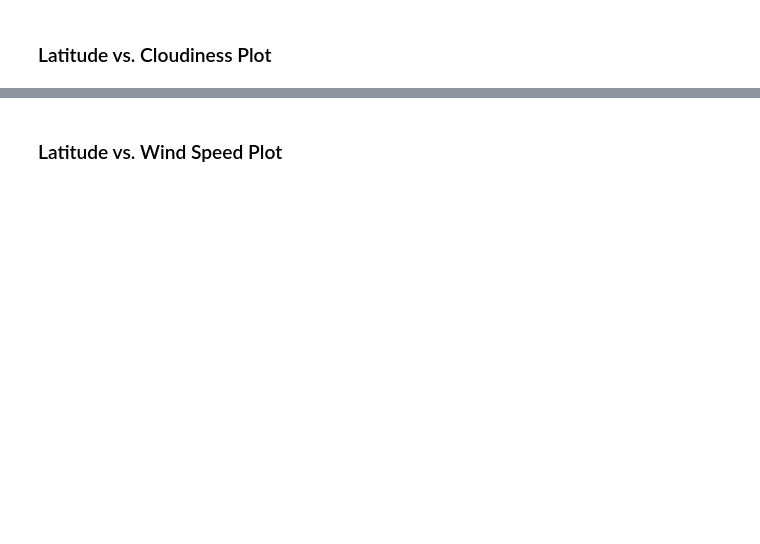
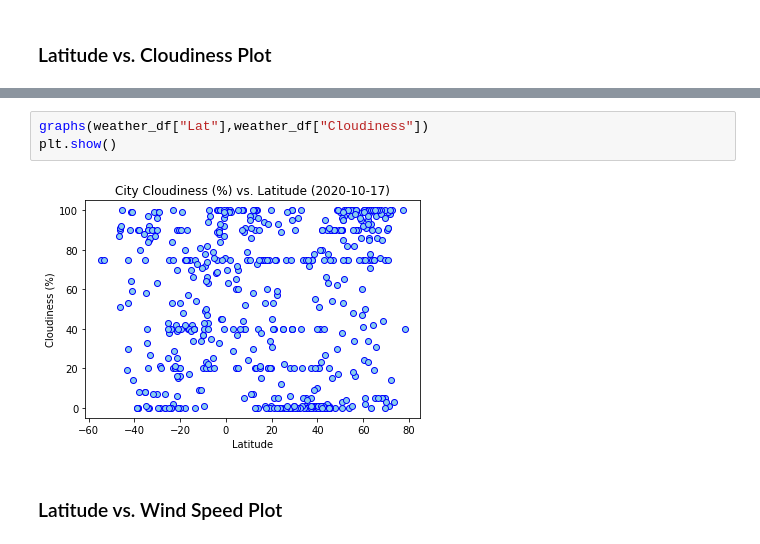
Before and after one commit to emcfarland/python-api-challenge, a Jupyter notebook: Scripts/WeatherPy.ipynb, the cells around one changed output, grey strips where cells are left out. Drawn from its saved outputs; the diff is of its cells as text; blank space fills up the shorter version.

```diff
--- a/Scripts/WeatherPy.ipynb
+++ b/Scripts/WeatherPy.ipynb
@@ -163,2 +185,7 @@ df
+# %%
+graphs(weather_df["Lat"],weather_df["Cloudiness"])
+plt.show()
+# %% [output]
+[figure, added]
 # %% [markdown]
 ### Latitude vs. Wind Speed Plot
```
Also changed, not shown: parts of 28 cells of this notebook, 1 other file.
